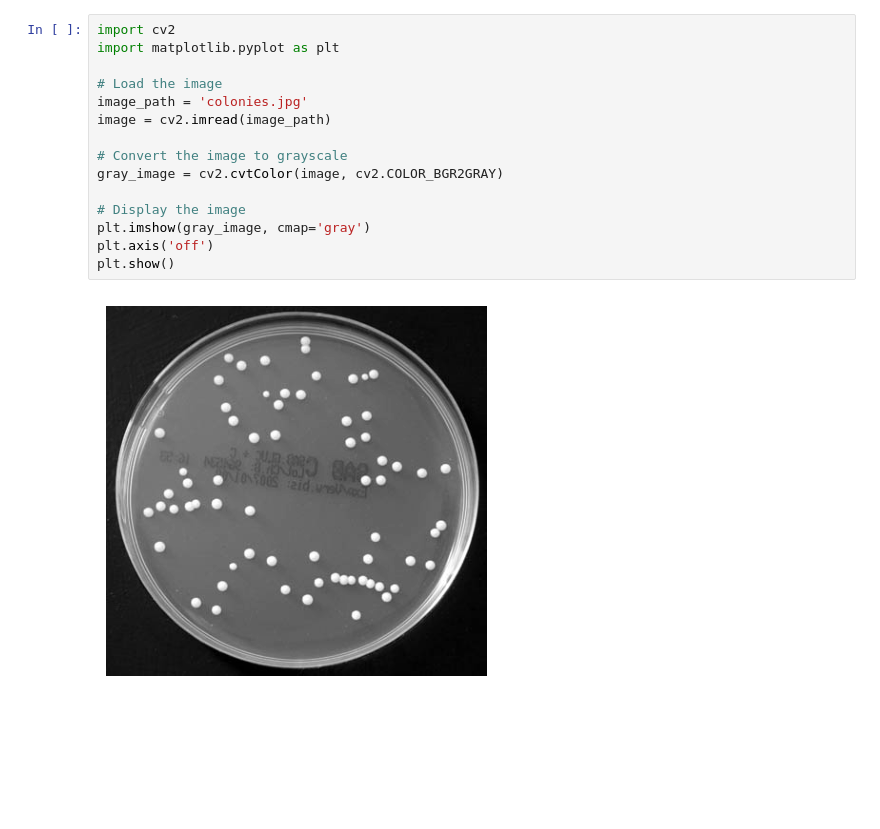
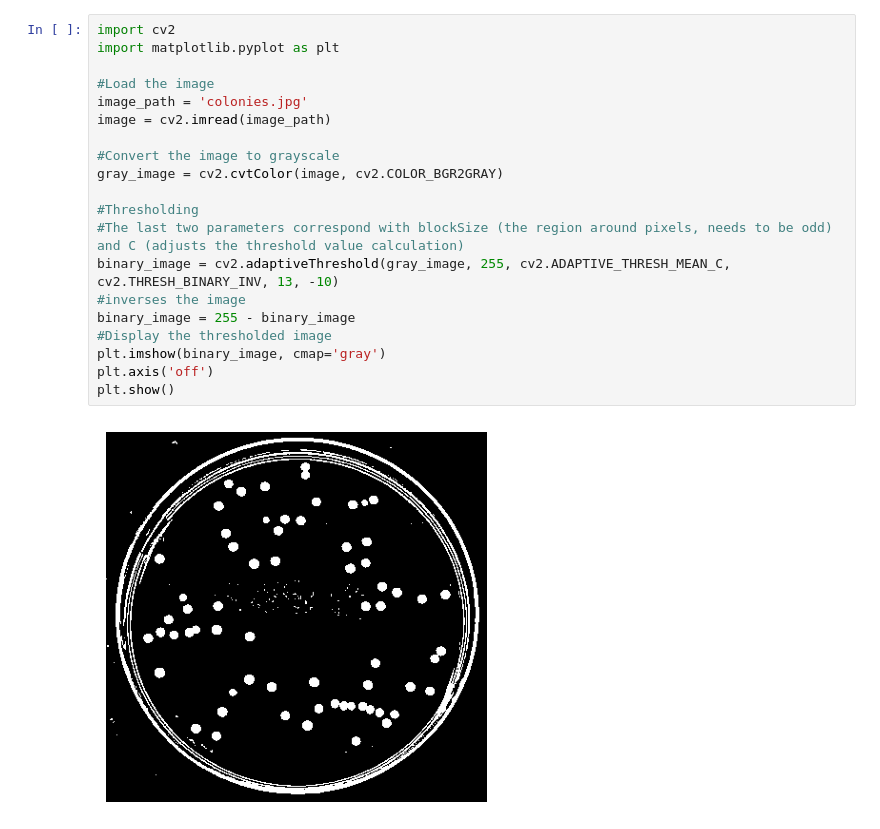
Before and after one commit to theElephantGirl/CFU-counter, a Jupyter notebook: ColoniesProject.ipynb, the cells around one changed output. Drawn from its saved outputs; the diff is of its cells as text; blank space fills up the shorter version.

Commit message:
thresholding image

```diff
--- a/ColoniesProject.ipynb
+++ b/ColoniesProject.ipynb
@@ -1,17 +1,22 @@
 # %%
 import cv2
 import matplotlib.pyplot as plt
 
-# Load the image
+#Load the image
 image_path = 'colonies.jpg'
 image = cv2.imread(image_path)
 
-# Convert the image to grayscale
+#Convert the image to grayscale
 gray_image = cv2.cvtColor(image, cv2.COLOR_BGR2GRAY)
 
-# Display the image
-plt.imshow(gray_image, cmap='gray')
+#Thresholding
+#The last two parameters correspond with blockSize (the region around pixels, needs to be odd) and C (adjusts the threshold value calculation)
+binary_image = cv2.adaptiveThreshold(gray_image, 255, cv2.ADAPTIVE_THRESH_MEAN_C, cv2.THRESH_BINARY_INV, 13, -10)
+#inverses the image
+binary_image = 255 - binary_image
+#Display the thresholded image
+plt.imshow(binary_image, cmap='gray')
 plt.axis('off')
 plt.show()
 # %% [output]
-[figure, old version]
+[figure, new version]
```
